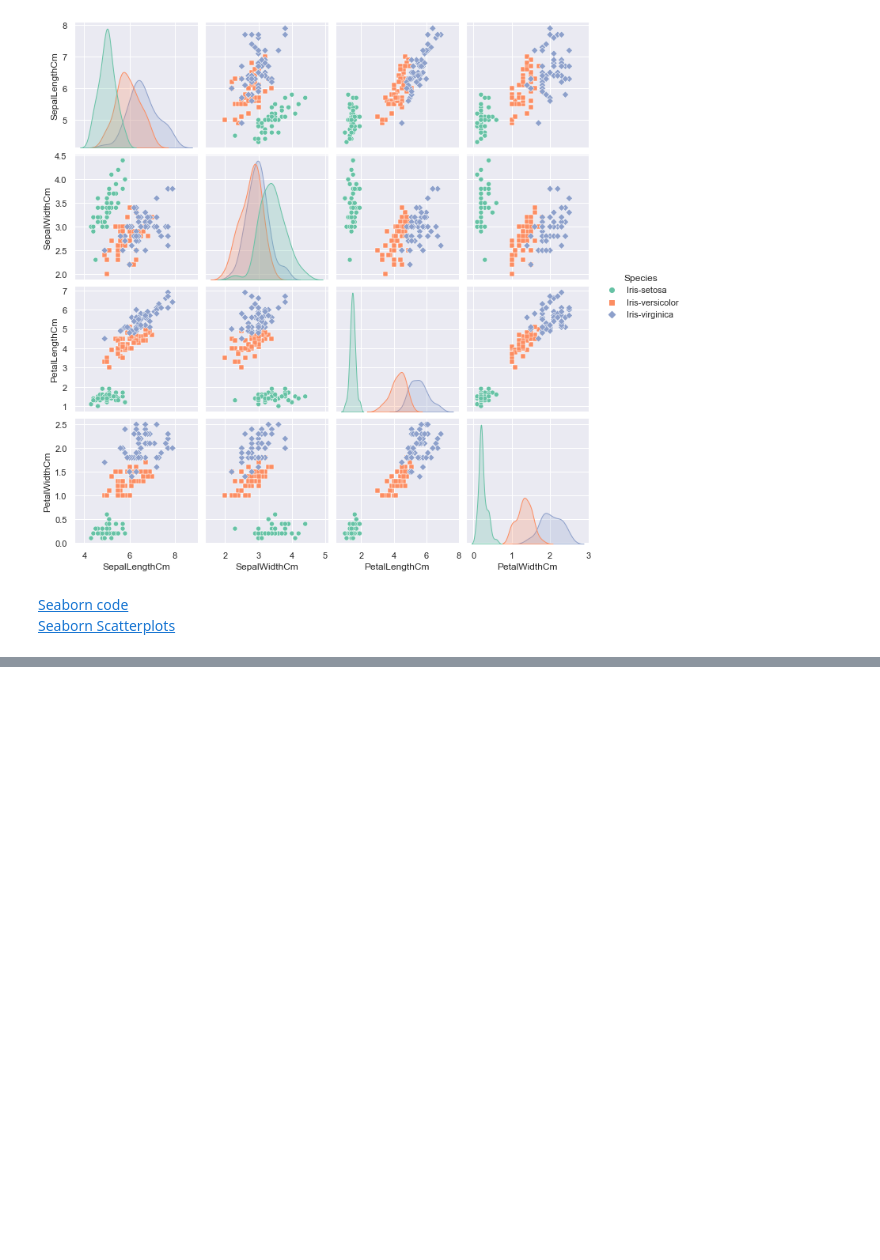
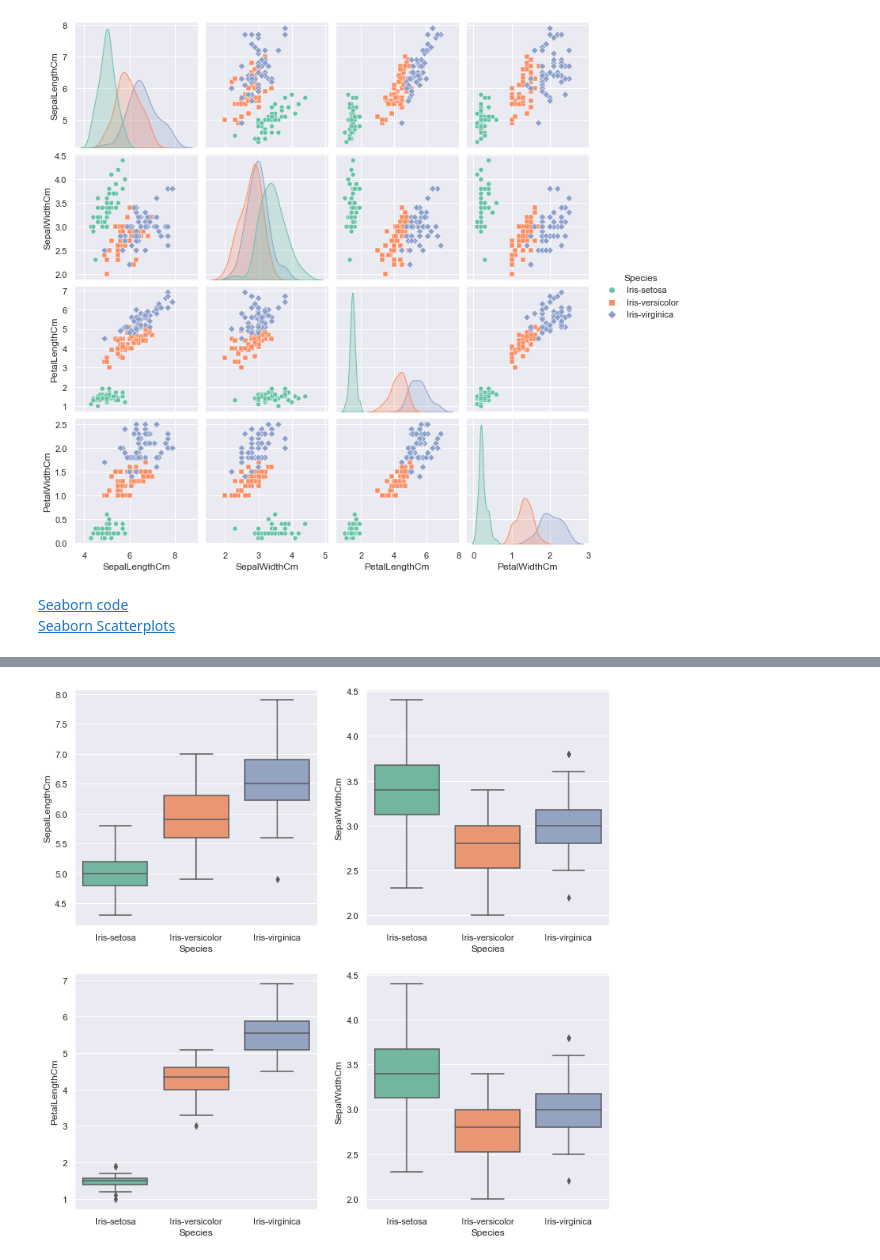
Before and after one commit to ShaneOG2/pands-project, a Jupyter notebook: JupyterNotebook.ipynb, the cells around one changed output, grey strips where cells are left out. Drawn from its saved outputs; the diff is of its cells as text; code cells hidden in the pictures; blank space fills up the shorter version.

Commit message:
Boxplot added

```diff
--- a/JupyterNotebook.ipynb
+++ b/JupyterNotebook.ipynb
@@ -196,0 +228,12 @@ plt.show()
+# %%
+    sns.set(style="darkgrid")
+
+    fig, axs = plt.subplots(2, 2, figsize=(12, 12))
+
+    sns.boxplot(data=df, x="Species", y="SepalLengthCm", ax=axs[0, 0], palette="Set2")
+    sns.boxplot(data=df, x="Species", y="SepalWidthCm", ax=axs[0, 1], palette="Set2")
+    sns.boxplot(data=df, x="Species", y="PetalLengthCm", ax=axs[1, 0], palette="Set2")
+    sns.boxplot(data=df, x="Species", y="SepalWidthCm", ax=axs[1, 1], palette="Set2")
+    plt.show()
+# %% [output]
+[figure, added]
```
Also changed, not shown: parts of 4 cells of this notebook, 2 other files.
